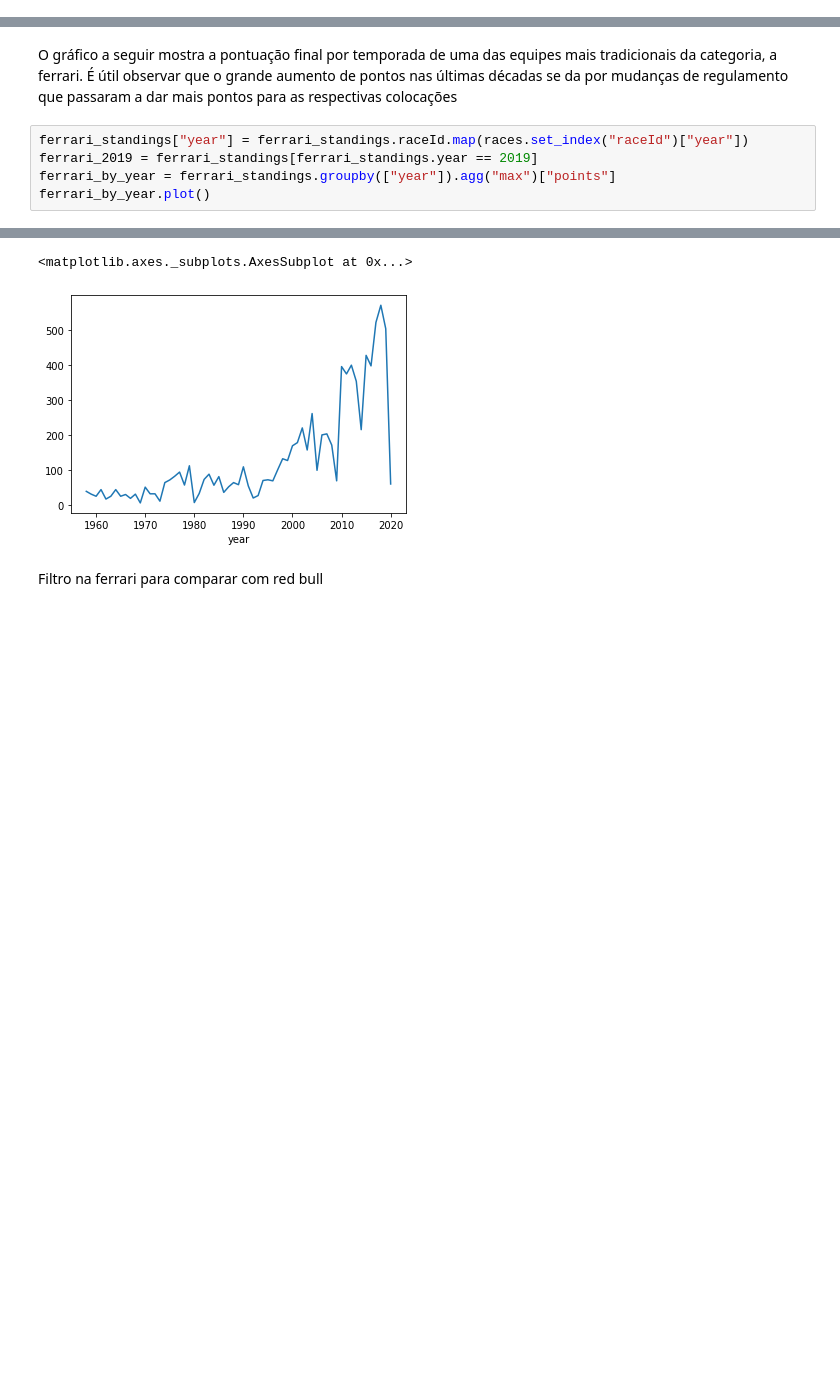
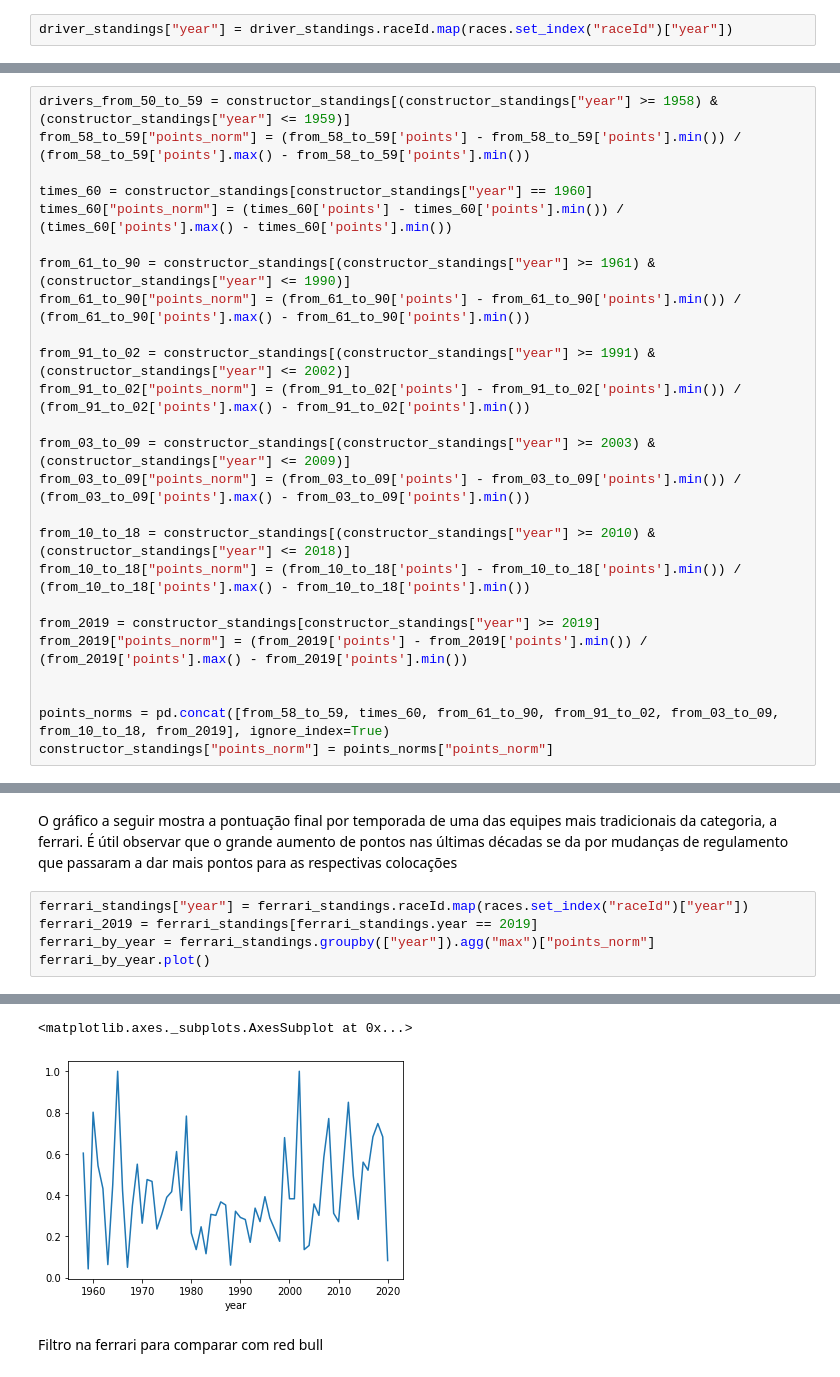
Before and after one commit to cdbm/F1DataAnalysis, a Jupyter notebook: data.ipynb, the cells around one changed output, grey strips where cells are left out. Saved outputs shown, nothing was run; the diff lists cells and outputs as text; blank space fills up the shorter version.

Commit message:
normalização de standings das equipes

```diff
--- a/data.ipynb
+++ b/data.ipynb
@@ -59,0 +57,2 @@ constructor_standings
+# %%
+driver_standings["year"] = driver_standings.raceId.map(races.set_index("raceId")["year"])
@@ -60,3 +61,28 @@ constructor_standings
+# %%
+drivers_from_50_to_59 = constructor_standings[(constructor_standings["year"] >= 1958) & (constructor_standings["year"] <= 1959)]
+from_58_to_59["points_norm"] = (from_58_to_59['points'] - from_58_to_59['points'].min()) / (from_58_to_59['points'].max() - from_58_to_59['points'].min())
+
+times_60 = constructor_standings[constructor_standings["year"] == 1960]
+times_60["points_norm"] = (times_60['points'] - times_60['points'].min()) / (times_60['points'].max() - times_60['points'].min())
+
+from_61_to_90 = constructor_standings[(constructor_standings["year"] >= 1961) & (constructor_standings["year"] <= 1990)]
+from_61_to_90["points_norm"] = (from_61_to_90['points'] - from_61_to_90['points'].min()) / (from_61_to_90['points'].max() - from_61_to_90['points'].min())
+
+from_91_to_02 = constructor_standings[(constructor_standings["year"] >= 1991) & (constructor_standings["year"] <= 2002)]
+from_91_to_02["points_norm"] = (from_91_to_02['points'] - from_91_to_02['points'].min()) / (from_91_to_02['points'].max() - from_91_to_02['points'].min())
+
+from_03_to_09 = constructor_standings[(constructor_standings["year"] >= 2003) & (constructor_standings["year"] <= 2009)]
+from_03_to_09["points_norm"] = (from_03_to_09['points'] - from_03_to_09['points'].min()) / (from_03_to_09['points'].max() - from_03_to_09['points'].min())
+
+from_10_to_18 = constructor_standings[(constructor_standings["year"] >= 2010) & (constructor_standings["year"] <= 2018)]
+from_10_to_18["points_norm"] = (from_10_to_18['points'] - from_10_to_18['points'].min()) / (from_10_to_18['points'].max() - from_10_to_18['points'].min())
+
+from_2019 = constructor_standings[constructor_standings["year"] >= 2019]
+from_2019["points_norm"] = (from_2019['points'] - from_2019['points'].min()) / (from_2019['points'].max() - from_2019['points'].min())
+
+
+points_norms = pd.concat([from_58_to_59, times_60, from_61_to_90, from_91_to_02, from_03_to_09, from_10_to_18, from_2019], ignore_index=True)
+constructor_standings["points_norm"] = points_norms["points_norm"]
 # %% [markdown]
 # Circuitos
 # %% [markdown]
@@ -247,16 +185,16 @@ O gráfico a seguir mostra a pontuação final por temporada de uma das equipes
 # %%
 ferrari_standings["year"] = ferrari_standings.raceId.map(races.set_index("raceId")["year"])
 ferrari_2019 = ferrari_standings[ferrari_standings.year == 2019]
-ferrari_by_year = ferrari_standings.groupby(["year"]).agg("max")["points"]
+ferrari_by_year = ferrari_standings.groupby(["year"]).agg("max")["points_norm"]
 ferrari_by_year.plot()
 # %% [output]
 A value is trying to be set on a copy of a slice from a DataFrame.
 Try using .loc[row_indexer,col_indexer] = value instead
 
 See the caveats in the documentation: https://pandas.pydata.org/pandas-docs/stable/user_guide/indexing.html#returning-a-view-versus-a-copy
   """Entry point for launching an IPython kernel.
 <matplotlib.axes._subplots.AxesSubplot at 0x...>
-[figure, old version]
+[figure, new version]
 # %% [markdown]
 Filtro na ferrari para comparar com red bull
 # %%
```
Also changed, not shown: parts of 38 cells of this notebook.
